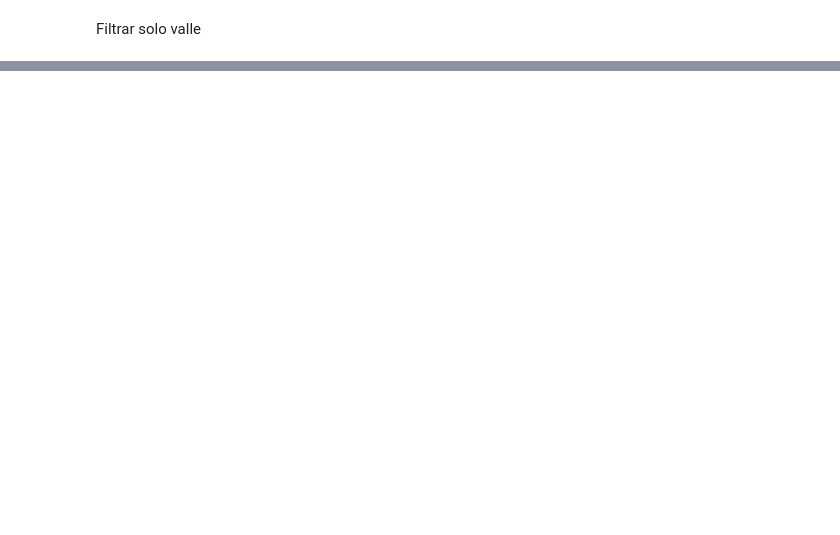
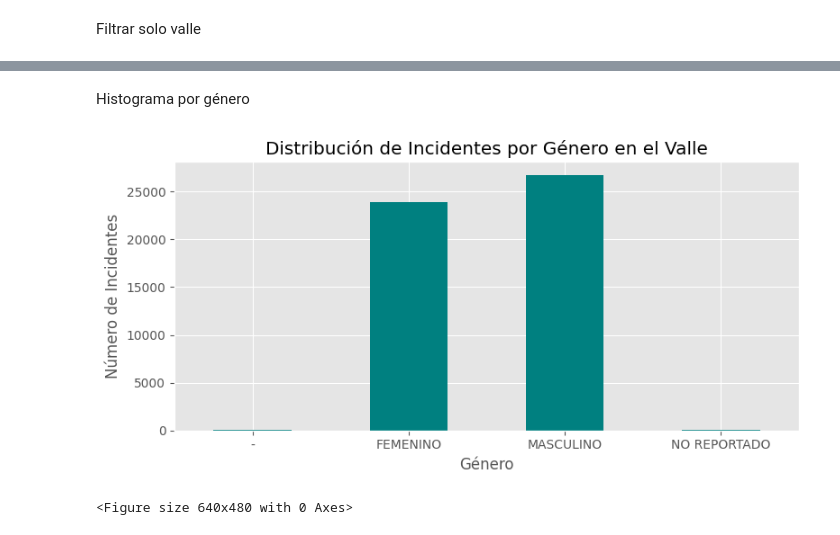
Before and after one commit to nosequeponer12345/Casos-crimenes-Cali, a Jupyter notebook: ENTREGABLE_2.ipynb, the cells around one changed output, grey strips where cells are left out. Cells and saved outputs as stored; diff of their text form; code cells hidden in the pictures; blank space fills up the shorter version.

```diff
--- a/ENTREGABLE_2.ipynb
+++ b/ENTREGABLE_2.ipynb
@@ -130,0 +182,17 @@ fatal: not a git repository (or any of the parent directories): .git
+# %% [markdown]
+Histograma por género
+# %%
+
+incidentes_por_genero = df_valle.groupby('GENERO')['CANTIDAD'].sum()
+plt.figure(figsize=(8, 4))
+incidentes_por_genero.plot(kind='bar', color='teal')
+plt.title('Distribución de Incidentes por Género en el Valle')
+plt.xlabel('Género')
+plt.ylabel('Número de Incidentes')
+plt.xticks(rotation=0)
+plt.tight_layout()
+plt.show()
+plt.savefig('Histograma Distribucion de incidente por genero.png')
+# %% [output]
+[figure, added]
+<Figure size 640x480 with 0 Axes>
```
Also changed, not shown: parts of 11 cells of this notebook.
